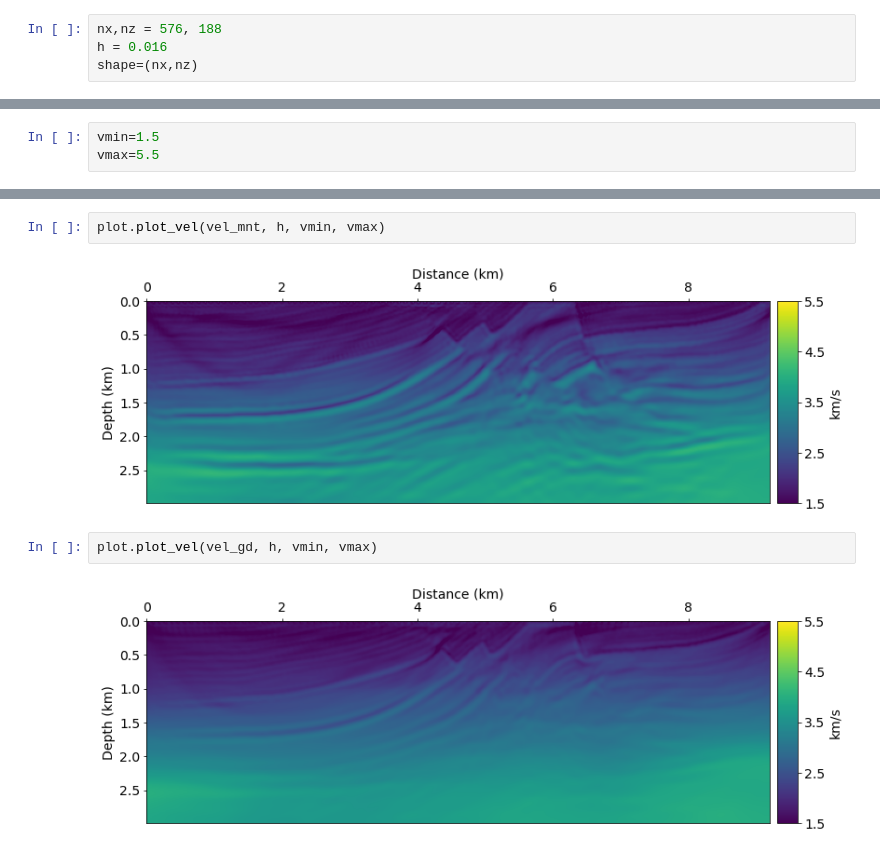
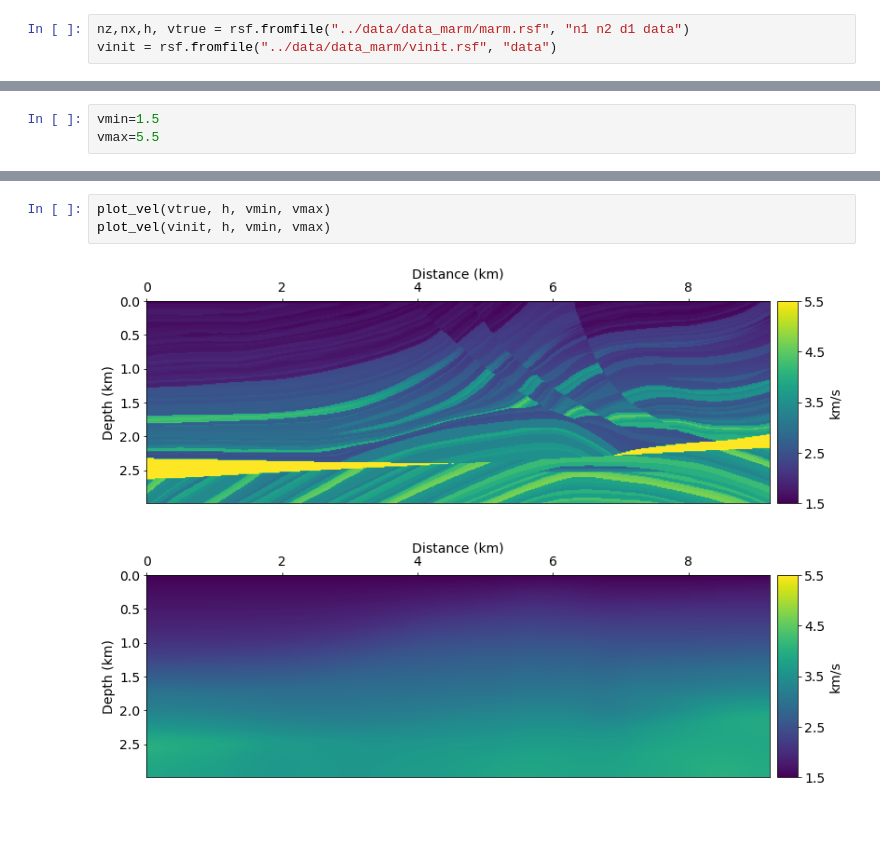
Before and after one commit to pkgpl/fwi_project_example, a Jupyter notebook: results/InversionResults.ipynb, the cells around one changed output, grey strips where cells are left out. Drawn from its saved outputs; the diff is of its cells as text; blank space fills up the shorter version.

Commit message:
plot inversion results

```diff
--- a/results/InversionResults.ipynb
+++ b/results/InversionResults.ipynb
@@ -10,6 +11,5 @@ def get_data(dirname,shape):
     vel = np.fromfile(dirname+"/vel.0500",dtype=np.float32)
     return loss, np.reshape(vel,shape)
 # %%
-nx,nz = 576, 188
-h = 0.016
-shape=(nx,nz)
+nz,nx,h, vtrue = rsf.fromfile("../data/data_marm/marm.rsf", "n1 n2 d1 data")
+vinit = rsf.fromfile("../data/data_marm/vinit.rsf", "data")
@@ -45,8 +45,6 @@ plot.plot_vel(vel_nag, h, vmin, vmax)
-# %%
-plot.plot_vel(vel_mnt, h, vmin, vmax)
-# %% [output]
-[figure, removed]
-# %%
-plot.plot_vel(vel_gd, h, vmin, vmax)
-# %% [output]
-[figure, removed]
+# %%
+plot_vel(vtrue, h, vmin, vmax)
+plot_vel(vinit, h, vmin, vmax)
+# %% [output]
+[figure, added]
+[figure, added]
```
Also changed, not shown: parts of 7 cells of this notebook.
